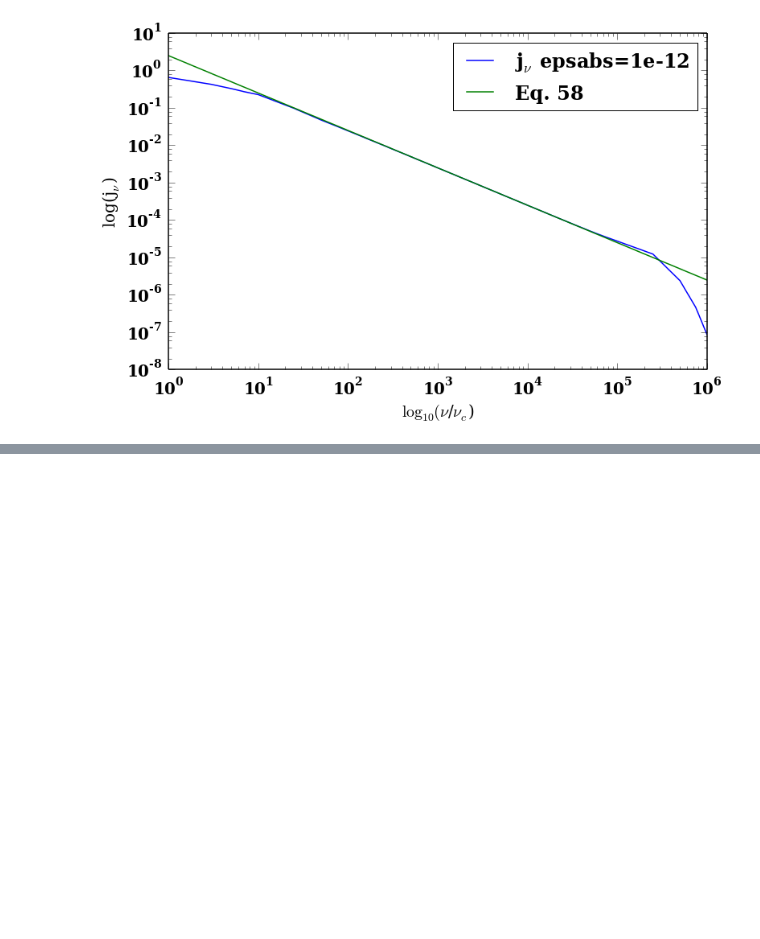
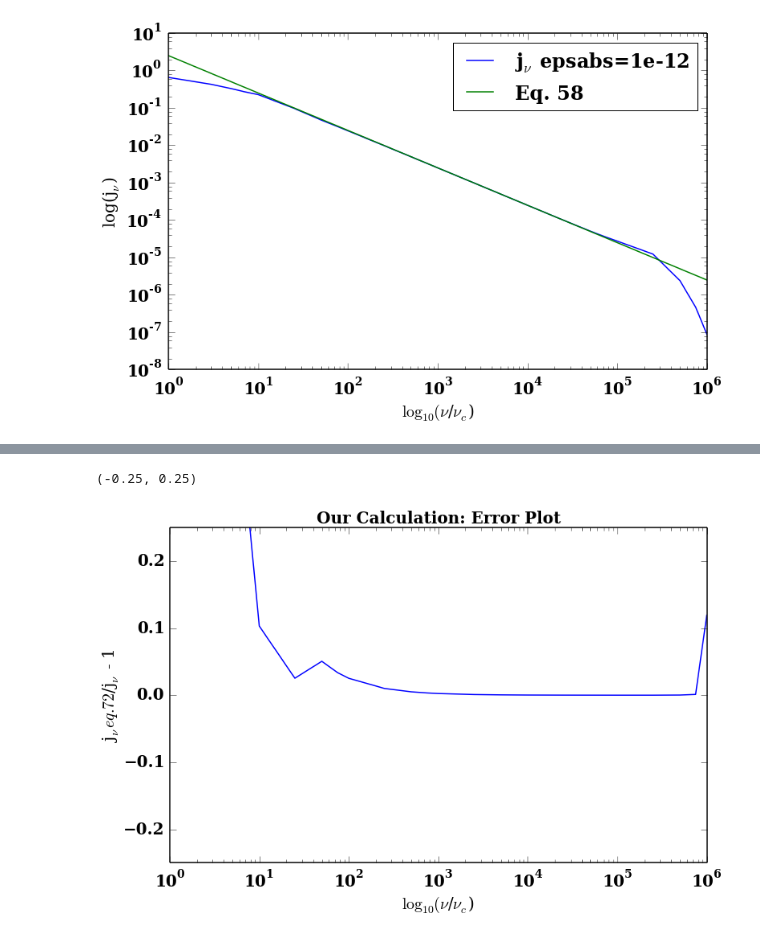
Before and after one commit to aapandy2/kappa_distributions, a Jupyter notebook: jnu_calculator_power_law.ipynb, the cells around one changed output, grey strips where cells are left out. Saved outputs shown, nothing was run; the diff lists cells and outputs as text; code cells hidden in the pictures; blank space fills up the shorter version.

```diff
--- a/jnu_calculator_power_law.ipynb
+++ b/jnu_calculator_power_law.ipynb
@@ -245,0 +239,22 @@ pl.ylim([-0.25, 0.25])
+# %%
+#a plot of error with iharmony's error tolerances
+
+
+errordata = np.loadtxt('/home/alex/kappa_dist/jnu_power_law_very_low_tolerance.txt')
+nu_ratio = errordata[:, 0]
+calculated_jnu = errordata[:, 1]
+
+fitting_function_jnu = analytic_soln_eq_58(nu_ratio)
+
+error = fitting_function_jnu/calculated_jnu - 1.
+
+pl.xlabel("$\\log_{10}(\\nu$/$\\nu_c$)")
+pl.ylabel("j$_\\nu eq.72$/j$_\\nu$ - 1")
+
+pl.semilogx(nu_ratio, error)
+pl.legend(loc='lower left')
+pl.title('Our Calculation: Error Plot')
+pl.ylim([-0.25, 0.25])
+# %% [output]
+(-0.25, 0.25)
+[figure, added]
```
Also changed, not shown: parts of 3 cells of this notebook, 2 other files.
